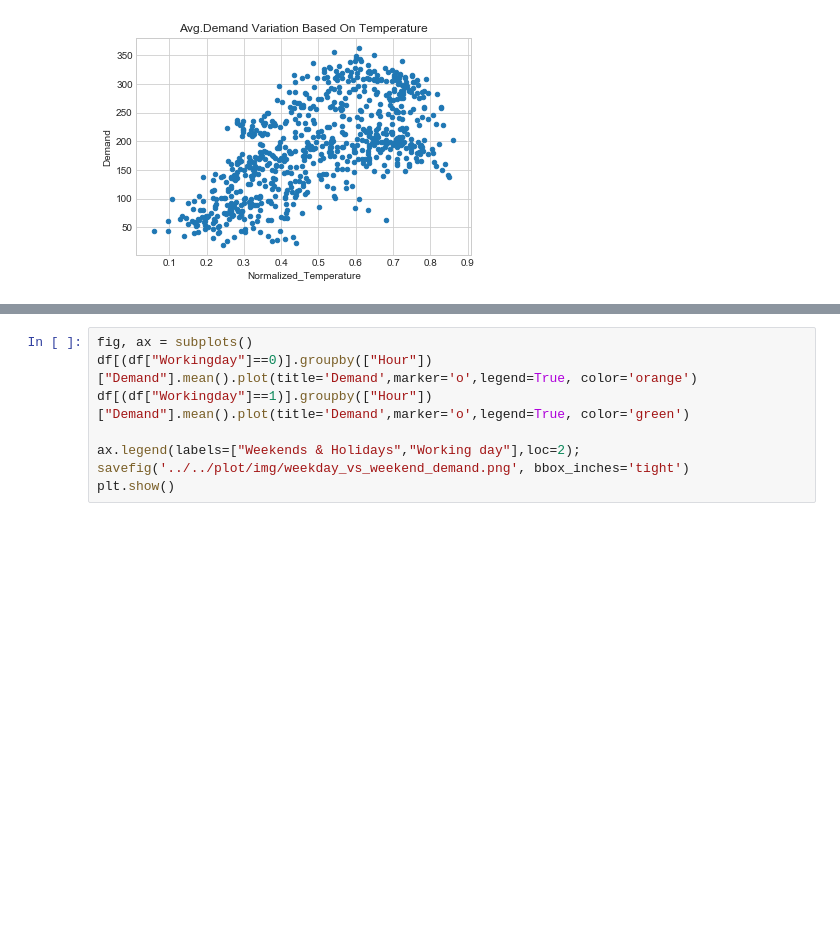
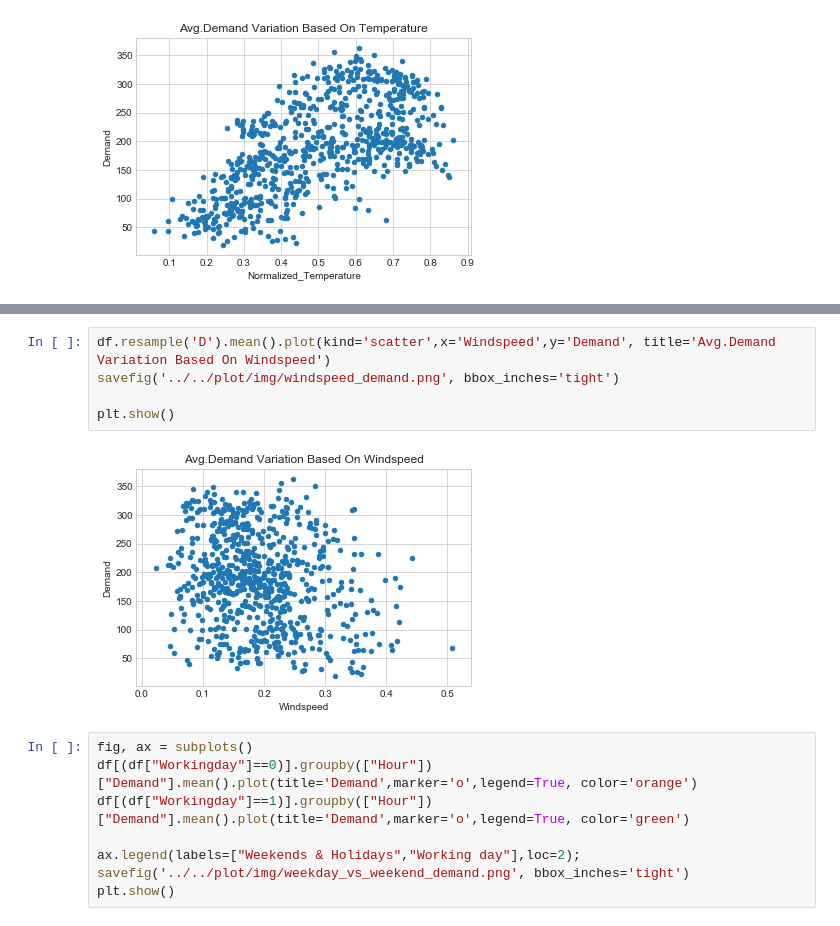
Before and after one commit to samudassir/bikesharingdemand, a Jupyter notebook: data_wrangling/src/capstone_project1_data_story.ipynb, the cells around one changed output, grey strips where cells are left out. Saved outputs shown, nothing was run; the diff lists cells and outputs as text; blank space fills up the shorter version.

```diff
--- a/data_wrangling/src/capstone_project1_data_story.ipynb
+++ b/data_wrangling/src/capstone_project1_data_story.ipynb
@@ -70,3 +77,10 @@ plt.show()
+# %%
+df.resample('D').mean().plot(kind='scatter',x='Windspeed',y='Demand', title='Avg.Demand Variation Based On Windspeed')
+savefig('../../plot/img/windspeed_demand.png', bbox_inches='tight')
+
+plt.show()
+# %% [output]
+[figure, added]
 # %%
 fig, ax = subplots()
 df[(df["Workingday"]==0)].groupby(["Hour"])["Demand"].mean().plot(title='Demand',marker='o',legend=True, color='orange')
```
Also changed, not shown: parts of 2 cells of this notebook, 12 other files.
